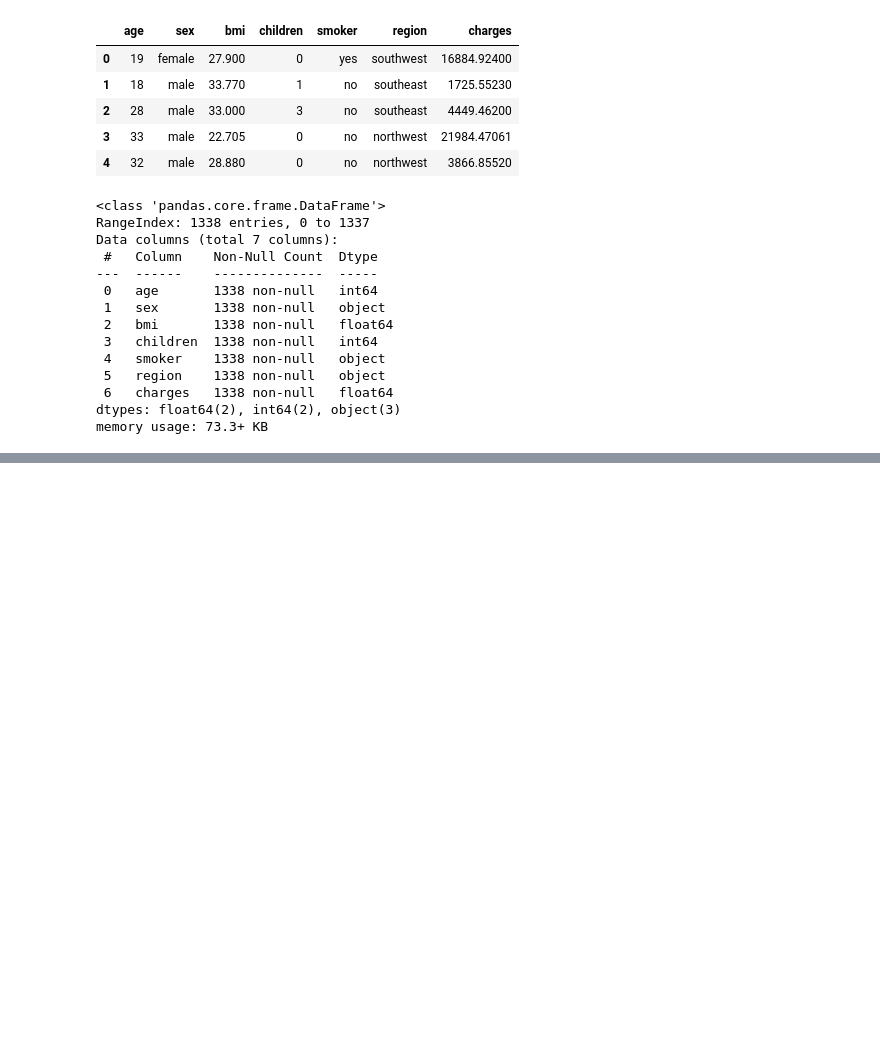
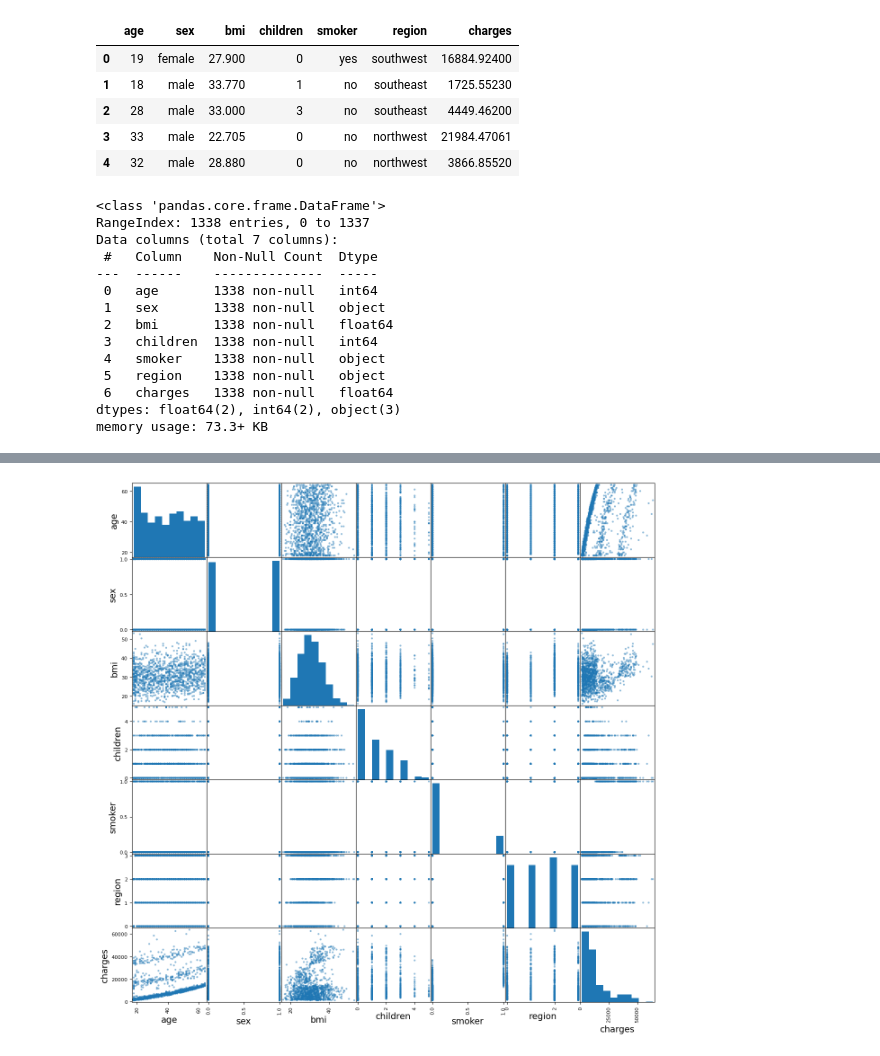
Before and after one commit to joshMonarch/prima_seguros, a Jupyter notebook: prima_seguros.ipynb, the cells around one changed output, grey strips where cells are left out. Saved outputs shown, nothing was run; the diff lists cells and outputs as text; code cells hidden in the pictures; blank space fills up the shorter version.

```diff
--- a/prima_seguros.ipynb
+++ b/prima_seguros.ipynb
@@ -92,0 +104,6 @@ housing_cat_1hot
+# %%
+corr_matrix = copy.corr();
+len(corr_matrix)
+scatter_matrix(copy, figsize=(15, 15));
+# %% [output]
+[figure, added]
```
Also changed, not shown: parts of 12 cells of this notebook.
